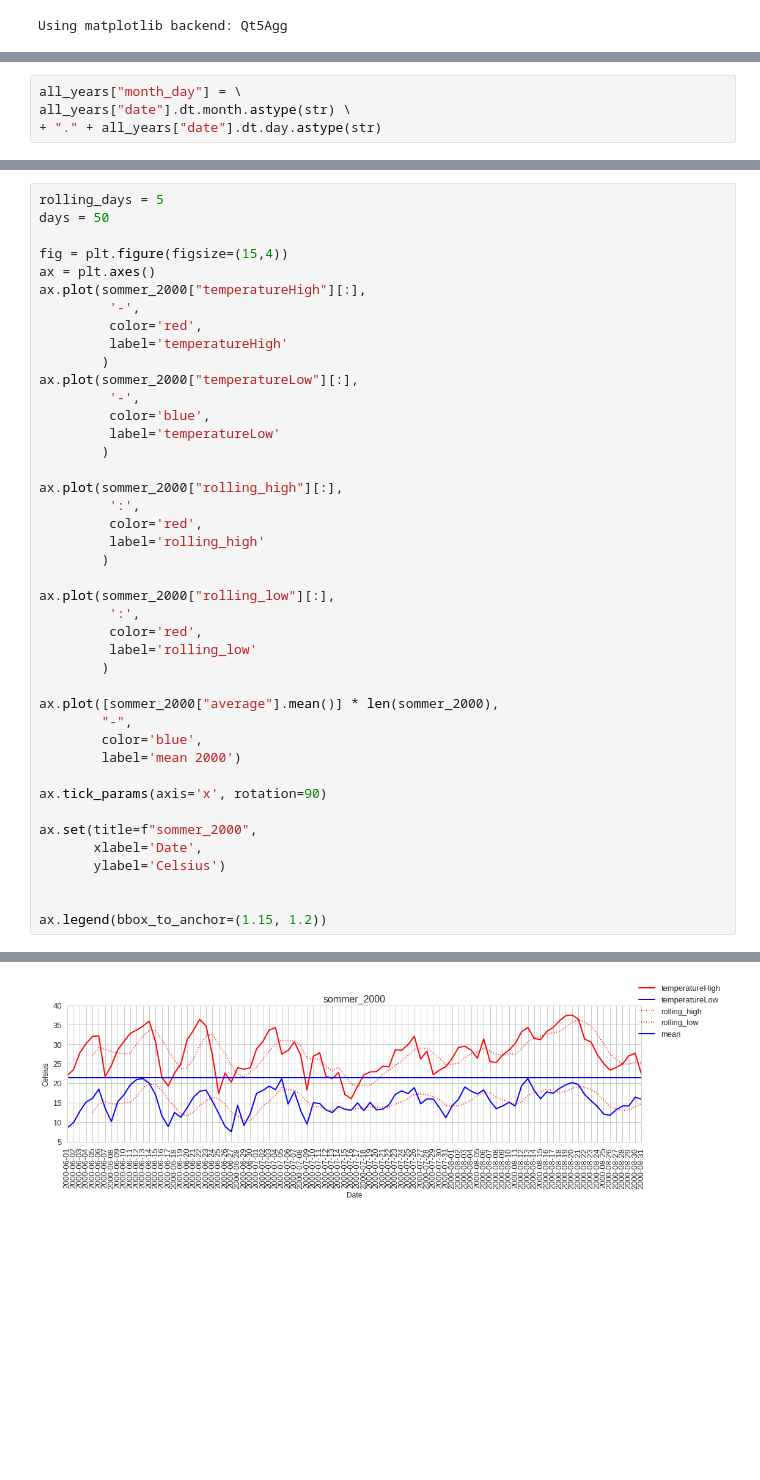
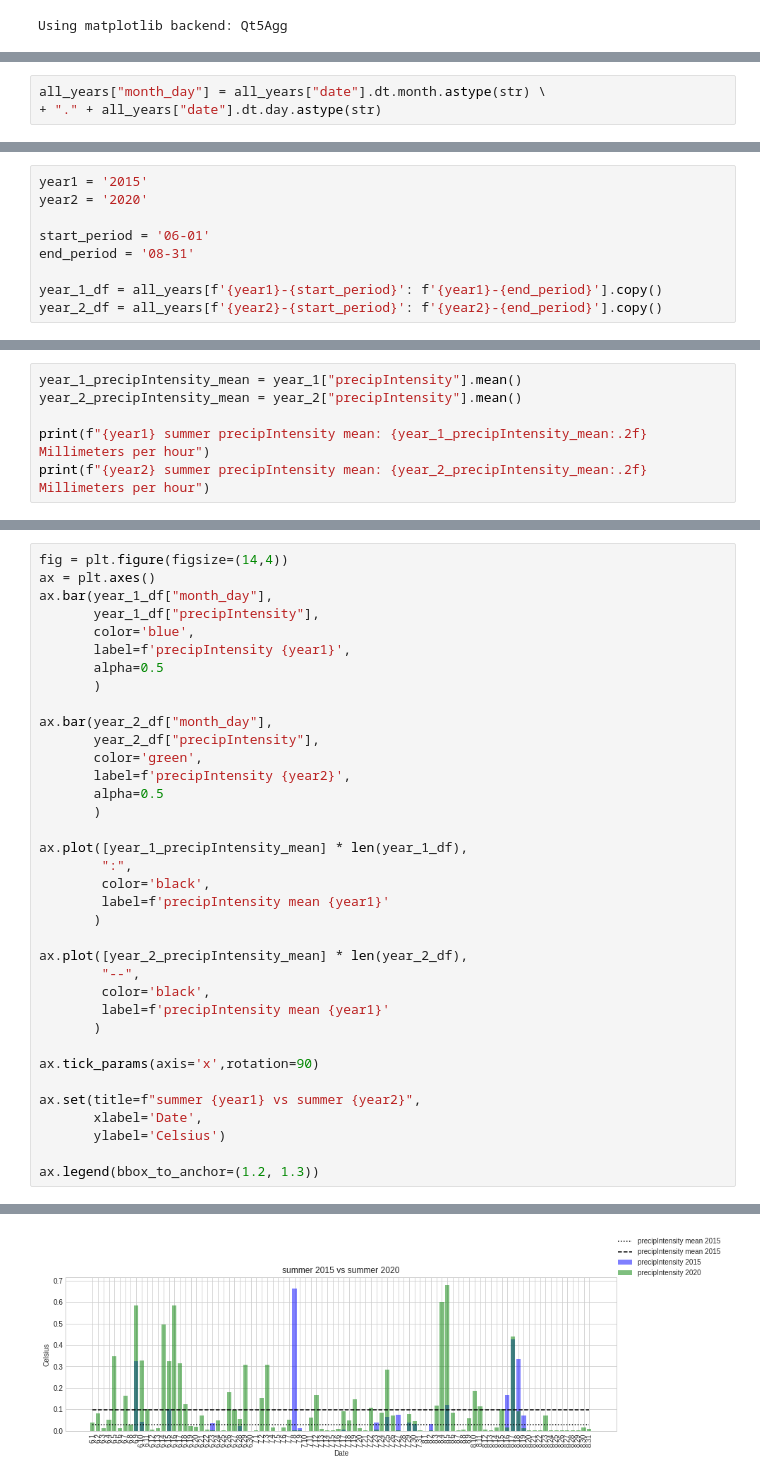
Before and after one commit to xngst/Budapest_idojaras_2000-2020, a Jupyter notebook: Ipython Notebook/Budapest Időjárás 2000-2020 elemzés.ipynb, the cells around one changed output, grey strips where cells are left out. Saved outputs shown, nothing was run; the diff lists cells and outputs as text; blank space fills up the shorter version.

```diff
--- a/Ipython Notebook/Budapest Időjárás 2000-2020 elemzés.ipynb
+++ b/Ipython Notebook/Budapest Időjárás 2000-2020 elemzés.ipynb
@@ -219,4 +219,3 @@ Using matplotlib backend: Qt5Agg
 # %%
-all_years["month_day"] = \
-all_years["date"].dt.month.astype(str) \
+all_years["month_day"] = all_years["date"].dt.month.astype(str) \
 + "." + all_years["date"].dt.day.astype(str)
@@ -228,0 +222,9 @@ sommer_2020 = all_years[from_period: to_period].copy()
+# %%
+year1 = '2015'
+year2 = '2020'
+
+start_period = '06-01'
+end_period = '08-31'
+
+year_1_df = all_years[f'{year1}-{start_period}': f'{year1}-{end_period}'].copy()
+year_2_df = all_years[f'{year2}-{start_period}': f'{year2}-{end_period}'].copy()
@@ -318,0 +371,6 @@ ax.legend(bbox_to_anchor=(1.15, 1.2))
+# %%
+year_1_precipIntensity_mean = year_1["precipIntensity"].mean()
+year_2_precipIntensity_mean = year_2["precipIntensity"].mean()
+
+print(f"{year1} summer precipIntensity mean: {year_1_precipIntensity_mean:.2f} Millimeters per hour")
+print(f"{year2} summer precipIntensity mean: {year_2_precipIntensity_mean:.2f} Millimeters per hour")
@@ -319,45 +380,39 @@ ax.legend(bbox_to_anchor=(1.15, 1.2))
 # %%
-rolling_days = 5
-days = 50
+fig = plt.figure(figsize=(14,4))
+ax = plt.axes()
+ax.bar(year_1_df["month_day"],
+       year_1_df["precipIntensity"],
+       color='blue',
+       label=f'precipIntensity {year1}',
+       alpha=0.5
+       )
 
-fig = plt.figure(figsize=(15,4))
-ax = plt.axes()
-ax.plot(sommer_2000["temperatureHigh"][:],
-         '-',
-         color='red',
-         label='temperatureHigh'
-        )
-ax.plot(sommer_2000["temperatureLow"][:],
-         '-',
-         color='blue',
-         label='temperatureLow'
-        )
+ax.bar(year_2_df["month_day"],
+       year_2_df["precipIntensity"],
+       color='green',
+       label=f'precipIntensity {year2}',
+       alpha=0.5
+       )
 
-ax.plot(sommer_2000["rolling_high"][:],
-         ':',
-         color='red',
-         label='rolling_high'
-        )
+ax.plot([year_1_precipIntensity_mean] * len(year_1_df),
+        ":",
+        color='black',
+        label=f'precipIntensity mean {year1}'
+       )
 
-ax.plot(sommer_2000["rolling_low"][:],
-         ':',
-         color='red',
-         label='rolling_low'
-        )
+ax.plot([year_2_precipIntensity_mean] * len(year_2_df),
+        "--",
+        color='black',
+        label=f'precipIntensity mean {year1}'
+       )
 
-ax.plot([sommer_2000["average"].mean()] * len(sommer_2000),
-        "-",
-        color='blue',
-        label='mean 2000')
+ax.tick_params(axis='x',rotation=90)
 
-ax.tick_params(axis='x', rotation=90)
-
-ax.set(title=f"sommer_2000",
+ax.set(title=f"summer {year1} vs summer {year2}",
        xlabel='Date',
        ylabel='Celsius')
 
-
-ax.legend(bbox_to_anchor=(1.15, 1.2))
+ax.legend(bbox_to_anchor=(1.2, 1.3))
 # %% [output]
 <matplotlib.legend.Legend at 0x...>
-[figure, old version]
+[figure, new version]
```
Also changed, not shown: parts of 24 cells of this notebook, 8 other files.
